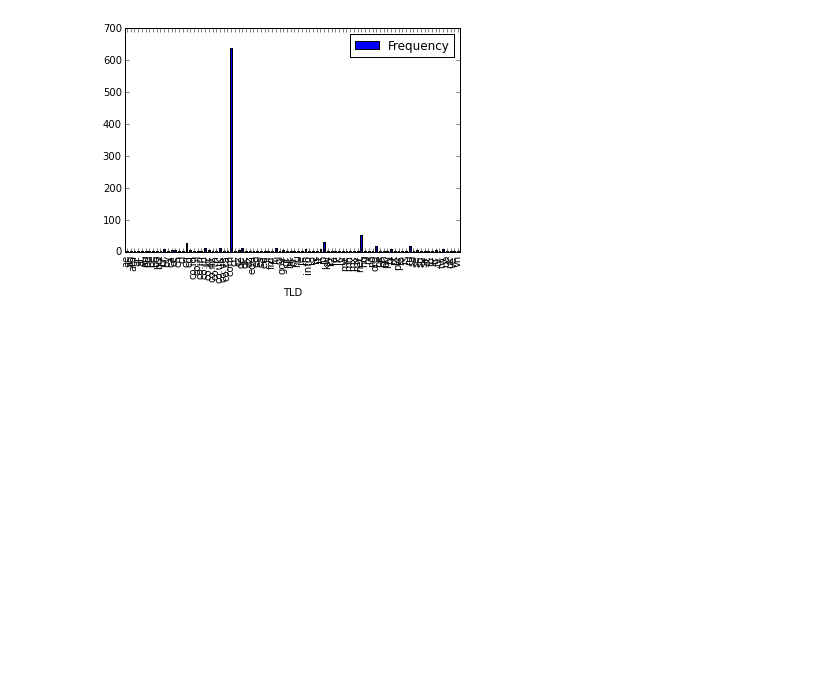
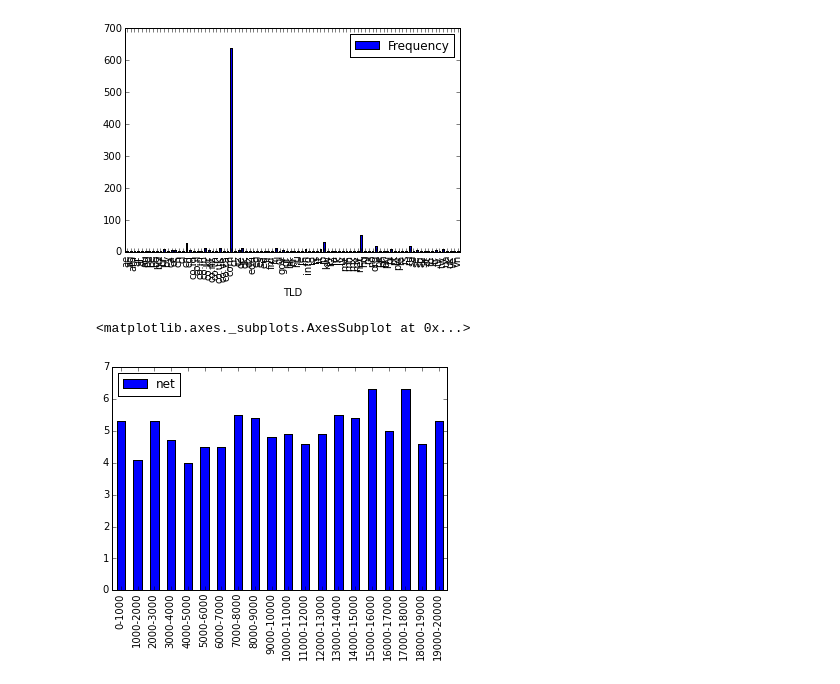
Before and after one commit to kyogesh/pandas_tutorial, a Jupyter notebook: Alexa topsites.ipynb, the cells around one changed output. Cells and saved outputs as stored; diff of their text form; code cells hidden in the pictures; blank space fills up the shorter version.

Commit message:
updated plotting of percentage tld

```diff
--- a/Alexa topsites.ipynb
+++ b/Alexa topsites.ipynb
@@ -77,4 +77,7 @@ def tld_frequency(tld):
 # %%
 perc_tld = tld_frequency('net')
 # %%
-perc_tld.plot(kind='bar')
+perc_tld[:20].plot(kind='bar')
+# %% [output]
+<matplotlib.axes._subplots.AxesSubplot at 0x...>
+[figure, added]
```
